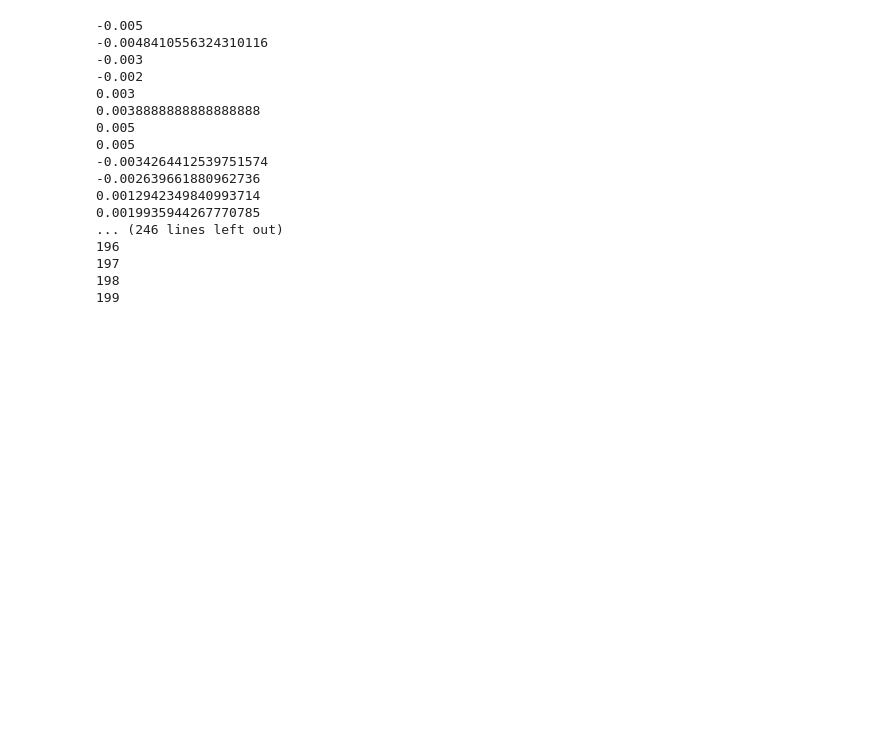
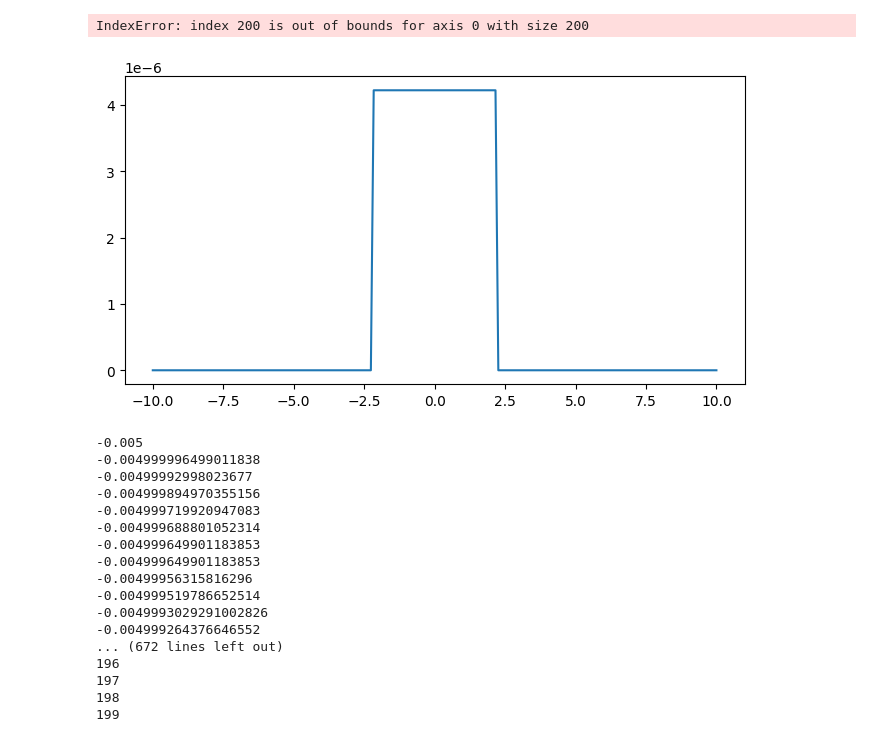
Before and after one commit to FinleyGB/FruitFlies, a Jupyter notebook: GEM_dev_v1.ipynb, the cells around one changed output. Drawn from its saved outputs; the diff is of its cells as text; code cells hidden in the pictures; blank space fills up the shorter version.

Commit message:
modified the inhomogeneous broadening function

```diff
--- a/GEM_dev_v1.ipynb
+++ b/GEM_dev_v1.ipynb
@@ -382,3 +448,45 @@ with open(os.path.join(path,'params.txt'), 'w') as f:
+# %%
+lw = 0.1
+OD = 1
+grad = 1E6
+sigma = 0.5
+
+Nx = 200          # Spatial grid
+x_arr = np.linspace(-L/2, L/2, Nx)
+x0 = x_arr[0]
+x1 = x_arr[-1]
+
+Nt = 200            # Time grid
+t_arr = np.linspace(0,t_total, Nt)
+t0 = t_arr[0]
+t1 = t_arr[-1]
+
+Nd = 200
+delta_range = 20  # Detuning grid
+delta = np.linspace(-delta_range/2, delta_range/2, Nd)
+d0 = delta[0]
+d1 = delta[-1]
+
+def rect_abs_prof_1(x,delta,lw,OD,grad,stark,length):
+    line_shape = np.where(abs(delta + grad*stark*x) <= (lw), OD*lw/(lw + grad*length/2*stark), 0)
+    return line_shape
+
+def rect_abs_prof(x,delta,lw,OD,grad,stark,length):
+    line_shape = np.where(abs(delta + grad*stark*x) <= (lw + grad*length/2*stark), OD*lw/(lw + grad*length/2*stark), 0)
+    return line_shape
+
+plt.figure()
+# plt.plot(delta,rect_abs_prof_1(x_arr,delta,lw,OD,grad,0,L),label='unbroadened')
+plt.plot(delta,rect_abs_prof(x_arr,delta,lw,OD/L,grad,stark,L),label='broadened')
+# plt.plot(delta,gauss(delta,0,OD/L*lw/(lw + grad*L/2*stark),1/(sigma)),label='input')
+plt.plot(delta,rect_abs_prof_1(x_arr[200],delta,lw,OD/L,grad,stark,L),label='broadened')
+plt.xlabel(r'$\Delta$')
+plt.ylabel(r'OD (A.U.)')
+plt.title('Controlled Reversible Inhomogeneous Broadening')
+plt.legend()
+# %% [output]
+IndexError: index 200 is out of bounds for axis 0 with size 200
+[figure, added]
 # %%
 # Parameters - converted assuming that k0/2e0 = lambda (wavelength) = 1
 
@@ -386,10 +494,10 @@ gamma = 3.1E5                            # Polarization decay rate
 g = 246.45                                 # Transition coupling strength
 t_input = 5E-6                                 # Gaussian pulse peak time
 sigma = 1E-6                            # Gaussian pulse sigma
-OD = 1                                  # Optical depth used in Lorentzian
-grad = 200000                         # Electric field gradient
+OD = 10                                  # Optical depth used in Lorentzian
+grad = 5E5                         # Electric field gradient
 stark = 1116                        # Stark coefficient
-lw = 0.5E6                                  # Zero field absorption linewidth
+lw = 0.25E6                                  # Zero field absorption linewidth
 t_switch = 15E-6                            # Gradient direction switch time
 A = 577                              # Electric field magnitude
 L = 1E-2                               # Optical path length
@@ -481,18 +589,18 @@ E = np.rot90(E)
 # P = np.rot90(P)
 # %% [output]
 -0.005
--0.0048410556324310116
--0.003
--0.002
-0.003
-0.0038888888888888888
-0.005
-0.005
--0.0034264412539751574
--0.002639661880962736
-0.0012942349840993714
-0.0019935944267770785
-... (246 lines left out)
+-0.004999996499011838
+-0.00499992998023677
+-0.004999894970355156
+-0.004999719920947083
+-0.004999688801052314
+-0.004999649901183853
+-0.004999649901183853
+-0.00499956315816296
+-0.004999519786652514
+-0.0049993029291002826
+-0.004999264376646552
+... (672 lines left out)
 196
 197
 198
```
Also changed, not shown: parts of 9 cells of this notebook, 1 other file.
